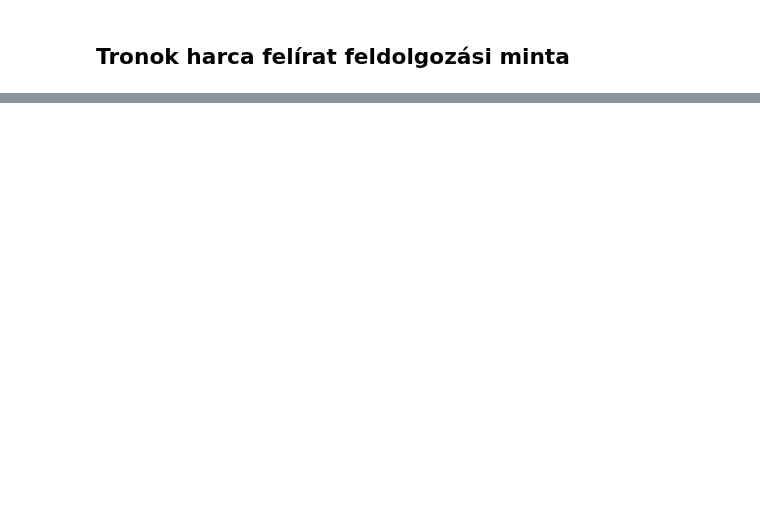
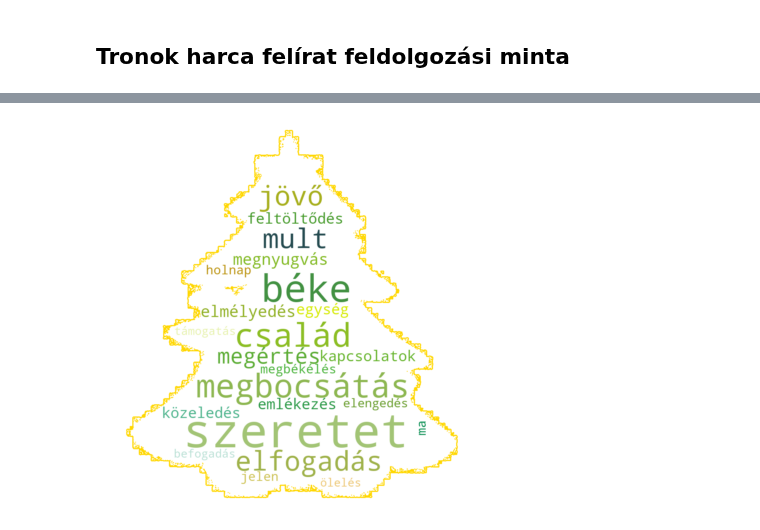
Before and after one commit to klajosw/python, a Jupyter notebook: kl_py_word_cloud.ipynb, the cells around one changed output, grey strips where cells are left out. Saved outputs shown, nothing was run; the diff lists cells and outputs as text; code cells hidden in the pictures; blank space fills up the shorter version.

```diff
--- a/kl_py_word_cloud.ipynb
+++ b/kl_py_word_cloud.ipynb
@@ -153,0 +151,37 @@ plt.show()  ## megjelenítés
+# %%
+from os import path
+from PIL import Image
+import numpy as np
+import matplotlib.pyplot as plt
+import os
+from wordcloud import WordCloud, STOPWORDS, ImageColorGenerator
+
+# get data directory (using getcwd() is needed to support running example in generated IPython notebook)
+d = path.dirname(__file__) if "__file__" in locals() else os.getcwd()
+text = open(path.join(d, 'kari_szofelho.txt')).read()
+
+
+# Generate a word cloud image
+mask = np.array(Image.open("kari_fa_sz.png"))
+
+## Szófelhő készítés paramétere beállítása (fehér háttér, kék kontur. 2-mas vonla vastagság)
+wc = WordCloud(stopwords=stopwords, background_color="white", max_words=1000,
+               mask=mask, contour_width=3, contour_color='gold')
+
+
+# Szó felhő generálás
+wc.generate(text)
+
+# Képből szingenerálás
+image_colors = ImageColorGenerator(mask)
+
+plt.figure(figsize=[7,7])
+plt.imshow(wc.recolor(color_func=image_colors), interpolation="bilinear")
+plt.axis("off")
+
+# mentés file-be
+plt.savefig("kari_fa_word_cloud_szines.png", format="png")
+
+plt.show()  ## megjelenítés
+# %% [output]
+[figure, added]
```
Also changed, not shown: parts of 6 cells of this notebook.
